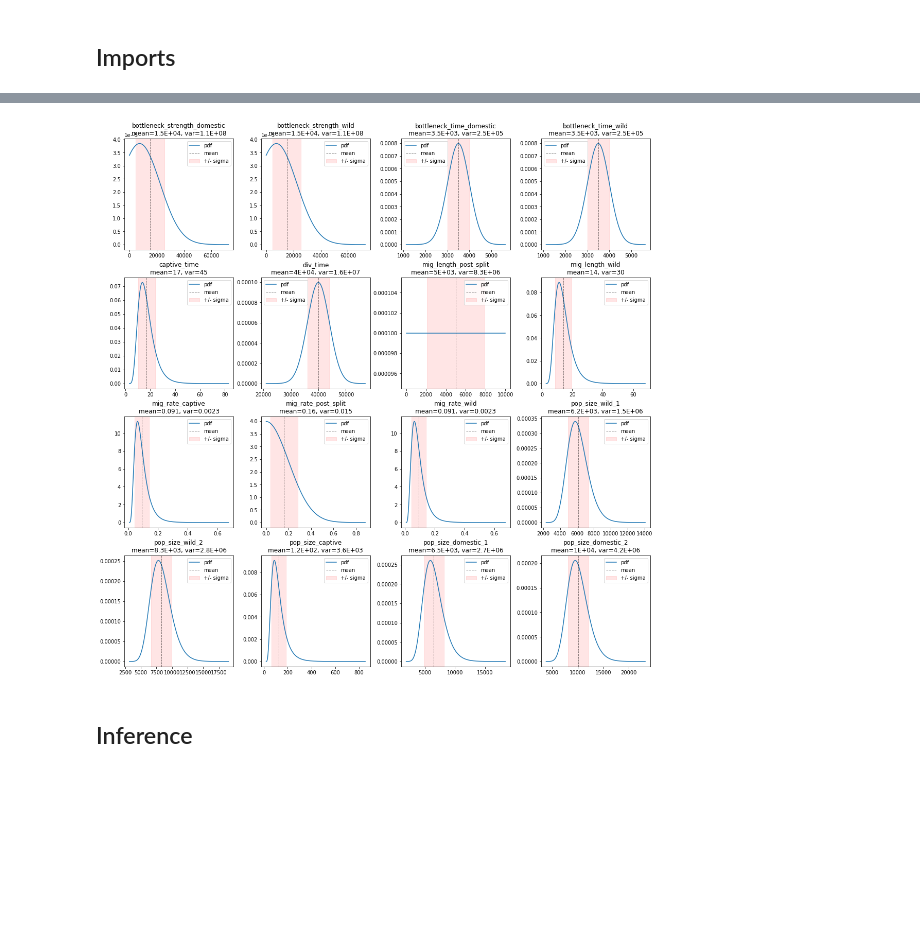
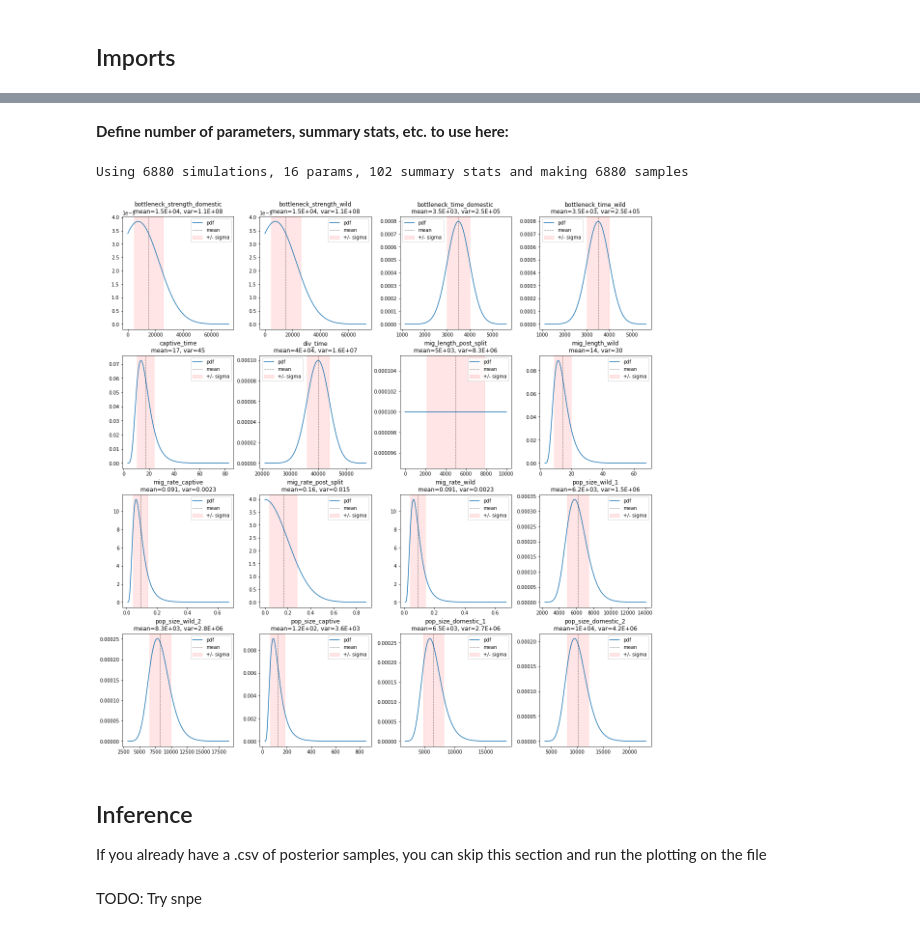
Before and after one commit to JJMorton/wildcats, a Jupyter notebook: scripts/snle.ipynb, the cells around one changed output, grey strips where cells are left out. Cells and saved outputs as stored; diff of their text form; code cells hidden in the pictures; blank space fills up the shorter version.

Commit message:
Adjusted snle notebook for different data

```diff
--- a/scripts/snle.ipynb
+++ b/scripts/snle.ipynb
@@ -70,5 +70,18 @@ stats_df
+# %% [markdown]
+**Define number of parameters, summary stats, etc. to use here:**
+# %%
+num_simulations = len(stats_df.index)
+num_stats_to_use = len(stats_df.columns)
+num_params_to_use = 16
+num_samples = num_simulations
+# The file to save the samples to and read from when plotting
+samples_file = "../data/posterior_samples.csv"
+print(f'Using {num_simulations} simulations, {num_params_to_use} params, {num_stats_to_use} summary stats and making {num_samples} samples')
+# %% [output]
+Using 6880 simulations, 16 params, 102 summary stats and making 6880 samples
 # %%
-joint_prior = priors.join_priors()
-priors.plot_all_priors()
+dists = dict(list(priors.distributions.items())[:num_params_to_use])
+joint_prior = priors.join_priors(dists)
+priors.plot_all_priors(dists)
 # %% [output]
-[figure, old version]
+[figure, new version]
@@ -110,3 +88,6 @@ def compare_params_with_stats():
 # %% [markdown]
 ## Inference
+If you already have a .csv of posterior samples, you can skip this section and run the plotting on the file
+# %% [markdown]
+TODO: Try snpe
 # %%
```
Also changed, not shown: parts of 18 cells of this notebook, 1 other file.
